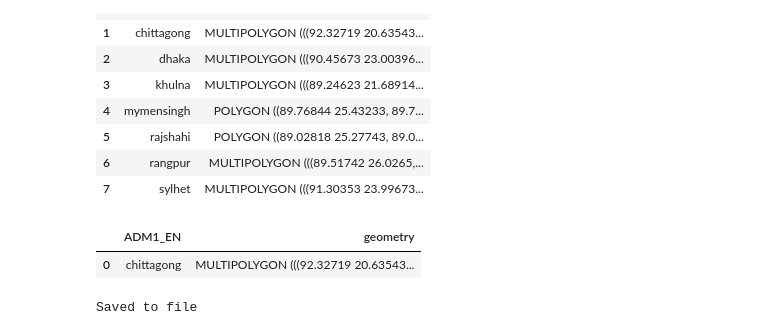
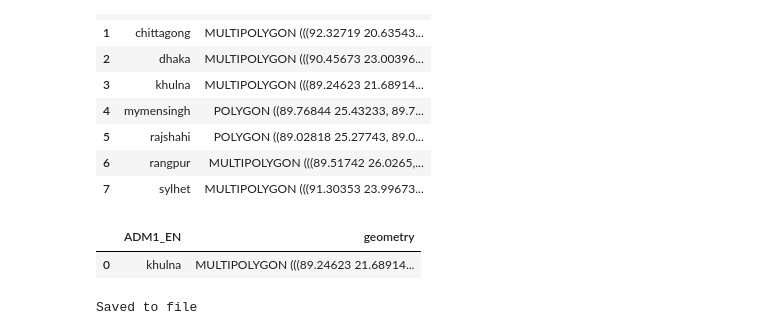
Before and after one commit to rishabh-mondal/ijcai_2025_kilns, a Jupyter notebook: notebooks/raw_shapefile_to_regions_shapes.ipynb, the cells around one changed output. Drawn from its saved outputs; the diff is of its cells as text; code cells hidden in the pictures.

```diff
--- a/notebooks/raw_shapefile_to_regions_shapes.ipynb
+++ b/notebooks/raw_shapefile_to_regions_shapes.ipynb
@@ -43,13 +43,13 @@ dataframe
 | 7 | sylhet | MULTIPOLYGON (((91.30353 23.99673... |
 # %%
 #access the geometry of rajshahi
-region='chittagong'
+region='khulna'
 rajshahi = dataframe[dataframe['ADM1_EN']==region]
 rajshahi.reset_index(drop=True, inplace=True)
 rajshahi
 # %% [output]
 |  | ADM1_EN | geometry |
-| 0 | chittagong | MULTIPOLYGON (((92.32719 20.63543... |
+| 0 | khulna | MULTIPOLYGON (((89.24623 21.68914... |
 # %%
 rajshahi.to_file(join(save_dir,f"{region}.geojson"), driver='GeoJSON')
 print("Saved to file")
```
Also changed, not shown: 3 other files.
